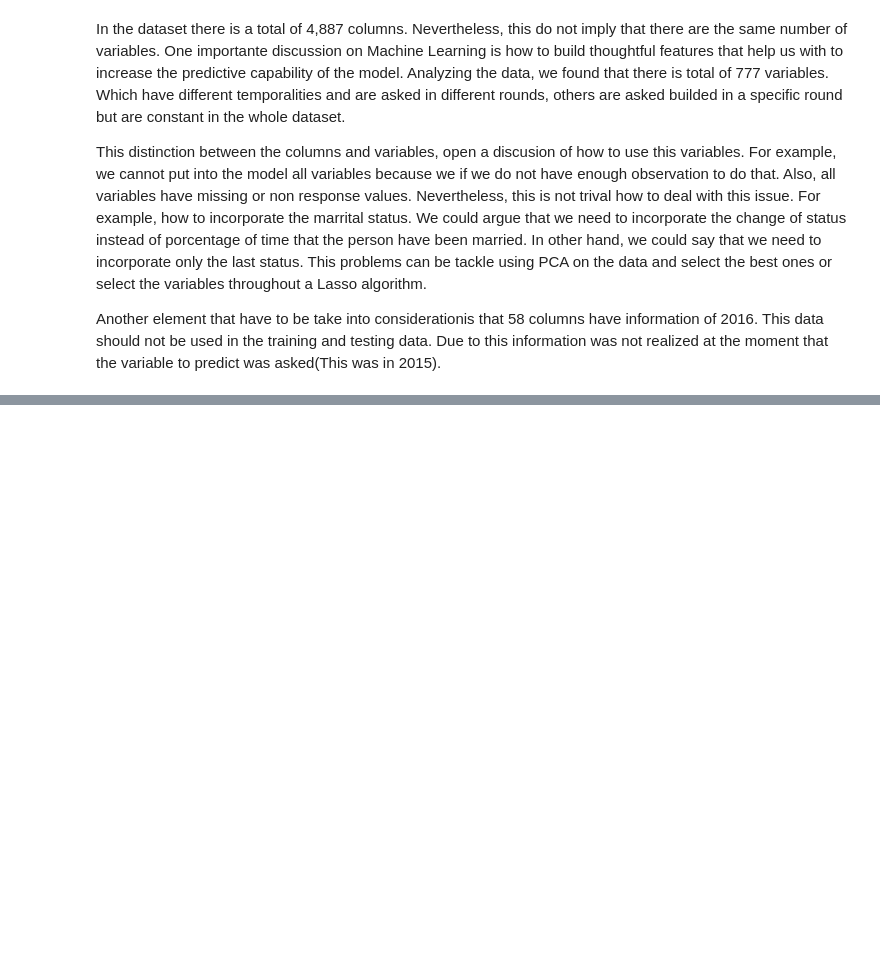
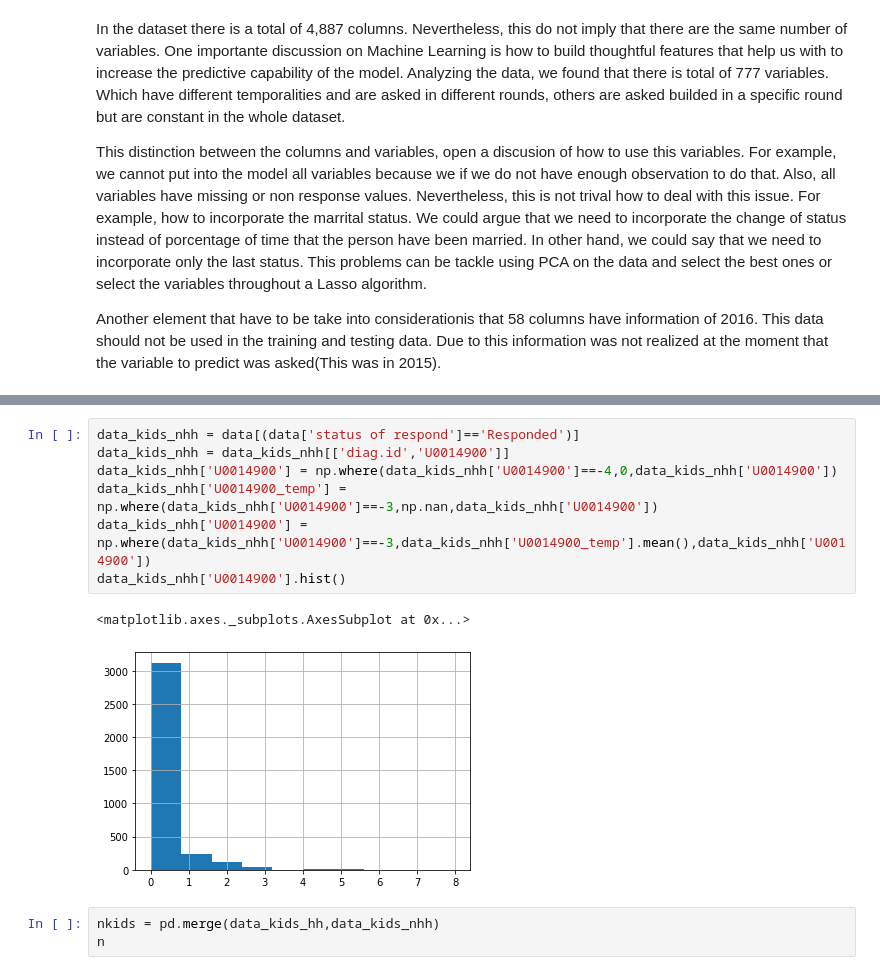
Before and after one commit to lucasmation/MLapp-yhat-challenge, a Jupyter notebook: Part1.ipynb, the cells around one changed output, grey strips where cells are left out. Cells and saved outputs as stored; diff of their text form; blank space fills up the shorter version.

```diff
--- a/Part1.ipynb
+++ b/Part1.ipynb
@@ -170,0 +396,13 @@ Another element that have to be take into considerationis that 58 columns have i
+# %%
+data_kids_nhh = data[(data['status of respond']=='Responded')]
+data_kids_nhh = data_kids_nhh[['diag.id','U0014900']]
+data_kids_nhh['U0014900'] = np.where(data_kids_nhh['U0014900']==-4,0,data_kids_nhh['U0014900'])
+data_kids_nhh['U0014900_temp'] = np.where(data_kids_nhh['U0014900']==-3,np.nan,data_kids_nhh['U0014900'])
+data_kids_nhh['U0014900'] = np.where(data_kids_nhh['U0014900']==-3,data_kids_nhh['U0014900_temp'].mean(),data_kids_nhh['U0014900'])
+data_kids_nhh['U0014900'].hist()
+# %% [output]
+<matplotlib.axes._subplots.AxesSubplot at 0x...>
+[figure, added]
+# %%
+nkids = pd.merge(data_kids_hh,data_kids_nhh)
+n
```
Also changed, not shown: parts of 27 cells of this notebook.
